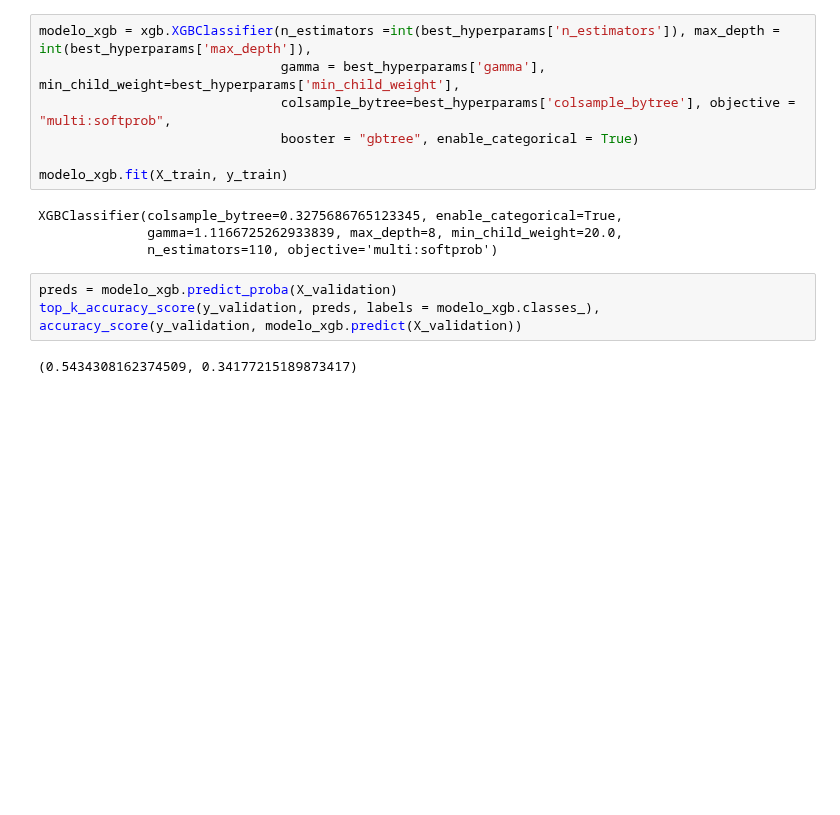
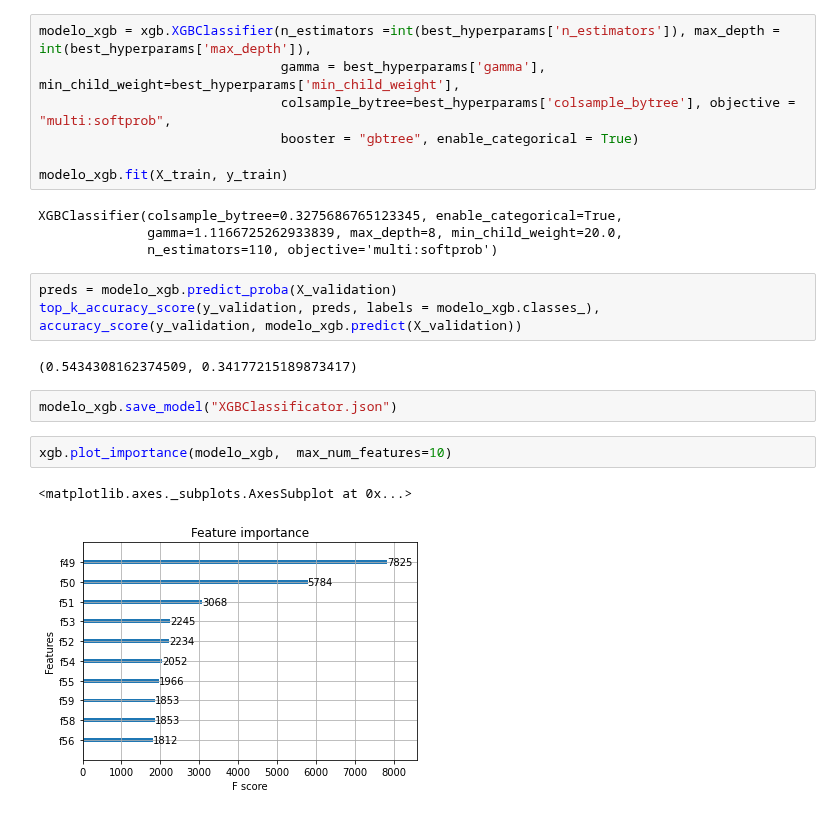
Before and after one commit to Nacho2904/orga_de_datos, a Jupyter notebook: tp3_parte_3.ipynb, the cells around one changed output. Saved outputs shown, nothing was run; the diff lists cells and outputs as text; blank space fills up the shorter version.

```diff
--- a/tp3_parte_3.ipynb
+++ b/tp3_parte_3.ipynb
@@ -267,3 +267,10 @@ preds = modelo_xgb.predict_proba(X_validation)
 top_k_accuracy_score(y_validation, preds, labels = modelo_xgb.classes_), accuracy_score(y_validation, modelo_xgb.predict(X_validation))
 # %% [output]
 (0.5434308162374509, 0.34177215189873417)
+# %%
+modelo_xgb.save_model("XGBClassificator.json")
+# %%
+xgb.plot_importance(modelo_xgb,  max_num_features=10)
+# %% [output]
+<matplotlib.axes._subplots.AxesSubplot at 0x...>
+[figure, added]
```
Also changed, not shown: parts of 3 cells of this notebook.
